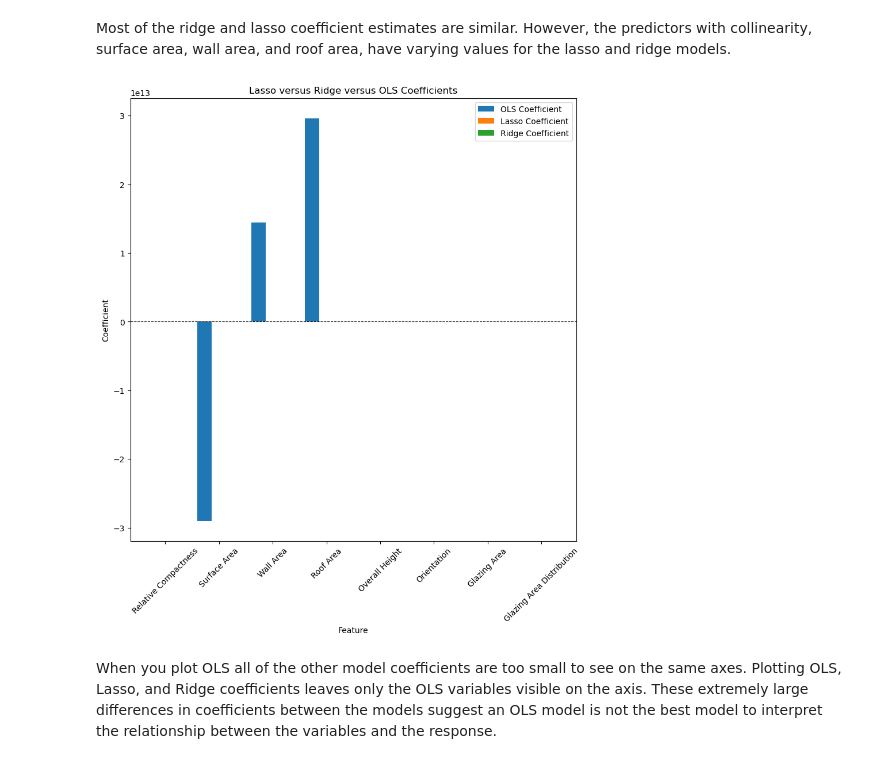
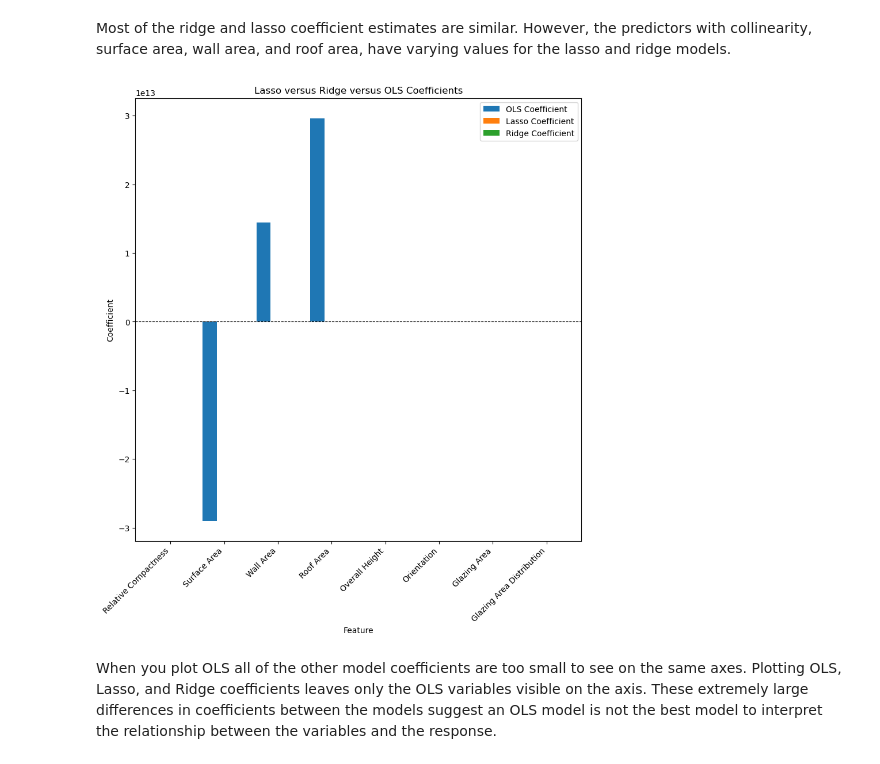
Before and after one commit to sofiiir/edds232-assignment-3, a Jupyter notebook: task1/hw3-task1.ipynb, the cells around one changed output. Cells and saved outputs as stored; diff of their text form; code cells hidden in the pictures.

```diff
--- a/task1/hw3-task1.ipynb
+++ b/task1/hw3-task1.ipynb
@@ -437,23 +439,23 @@ Most of the ridge and lasso coefficient estimates are similar. However, the pred
 # %%
 # plot the ols, lasso, and ridge coefficient values
 fig, ax = plt.subplots(figsize=(10, 10))
 ax = ax
 
 ax = ols_ridge_lasso_df.plot(x = 'Feature',
                         y = ['OLS Coefficient', 'Lasso Coefficient', 'Ridge Coefficient'],
                         kind = 'bar',
                         width=0.8,
                         ax = ax)
 
 ax.axhline(0, color='black', linewidth=0.8, linestyle='--')
-ax.set_xticklabels(ols_ridge_lasso_df['Feature'], rotation=45)
+ax.set_xticklabels(ols_ridge_lasso_df['Feature'], rotation=45, ha = 'right')
 
 plt.title('Lasso versus Ridge versus OLS Coefficients')
 
 plt.ylabel('Coefficient')
 plt.show()
 # %% [output]
-[figure, old version]
+[figure, new version]
 # %% [markdown]
 When you plot OLS all of the other model coefficients are too small to see on the same axes. Plotting OLS, Lasso, and Ridge coefficients leaves only the OLS variables visible on the axis. These extremely large differences in coefficients between the models suggest an OLS model is not the best model to interpret the relationship between the variables and the response.
 # %% [markdown]
```
Also changed, not shown: parts of 6 cells of this notebook.
